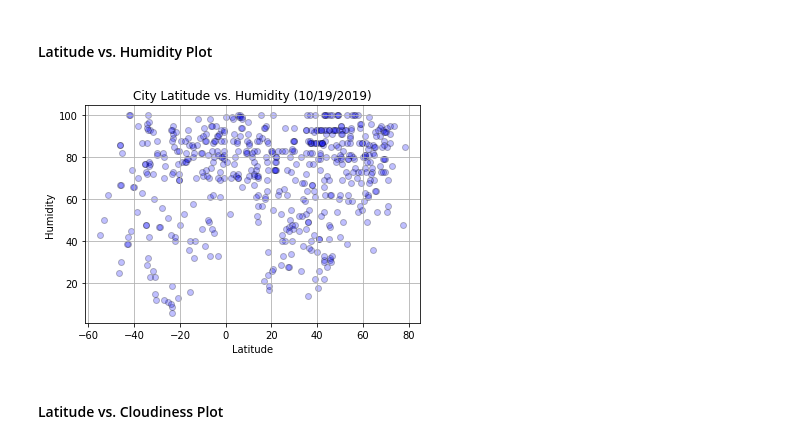
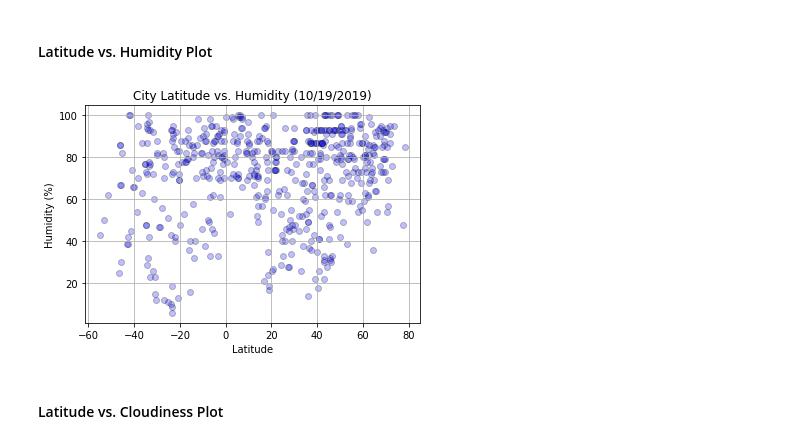
Before and after one commit to linmck/python-api-challenge, a Jupyter notebook: WeatherPy/WeatherPy_LAM.ipynb, the cells around one changed output. Saved outputs shown, nothing was run; the diff lists cells and outputs as text; code cells hidden in the pictures.

```diff
--- a/WeatherPy/WeatherPy_LAM.ipynb
+++ b/WeatherPy/WeatherPy_LAM.ipynb
@@ -178,13 +178,13 @@ plt.savefig("Results/max_temp-latitude.png")
 # %%
 #Create scatter plot showing the relationship of latitude and humidity for today
 plt.scatter(lat, humidity, marker="o", facecolors="blue", alpha=0.25, edgecolors="black")
 plt.title(f"City Latitude vs. Humidity ({date})")
 plt.xlabel("Latitude")
-plt.ylabel("Humidity")
+plt.ylabel("Humidity (%)")
 plt.grid(True)
 plt.savefig("Results/humidity-latitude.png")
 # %% [output]
-[figure, old version]
+[figure, new version]
 # %% [markdown]
 #### Latitude vs. Cloudiness Plot
 # %%
```
Also changed, not shown: parts of 2 cells of this notebook.
